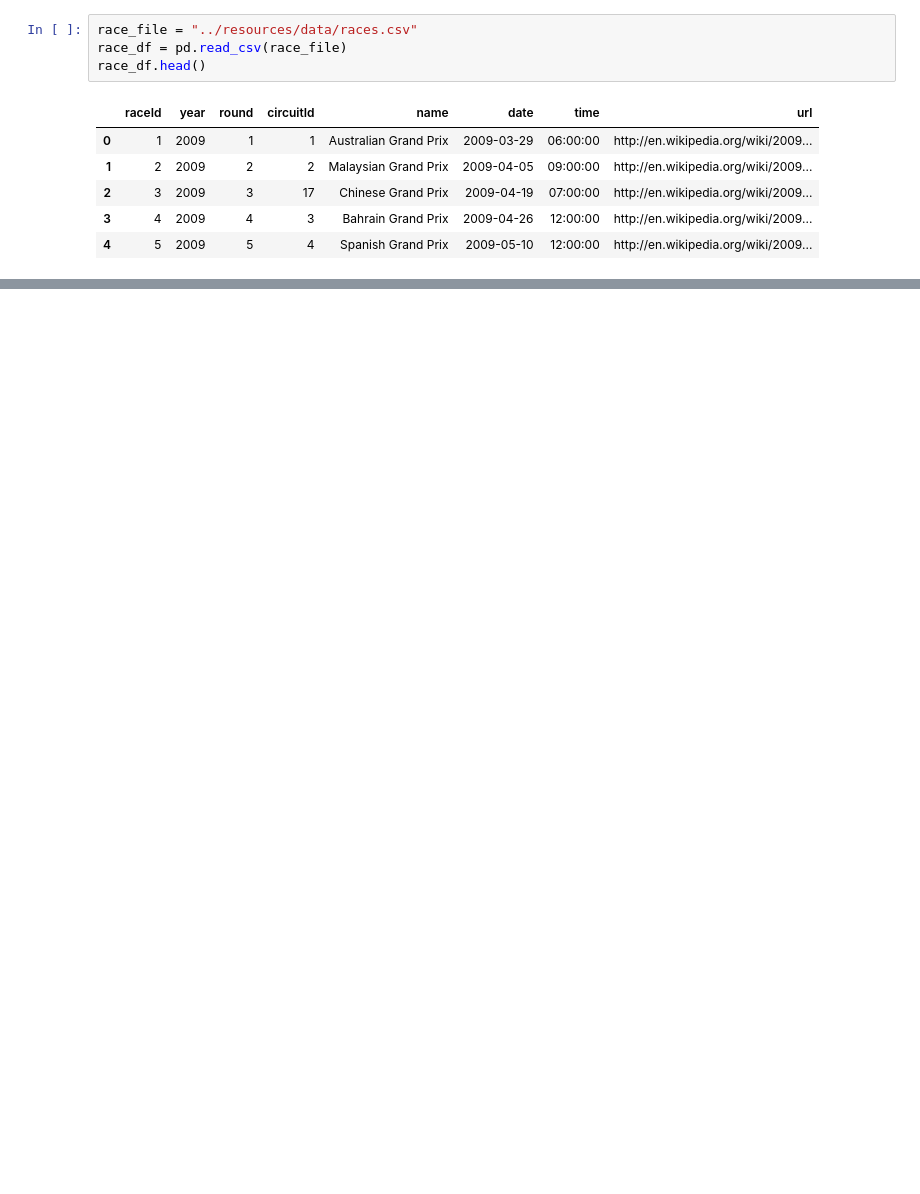
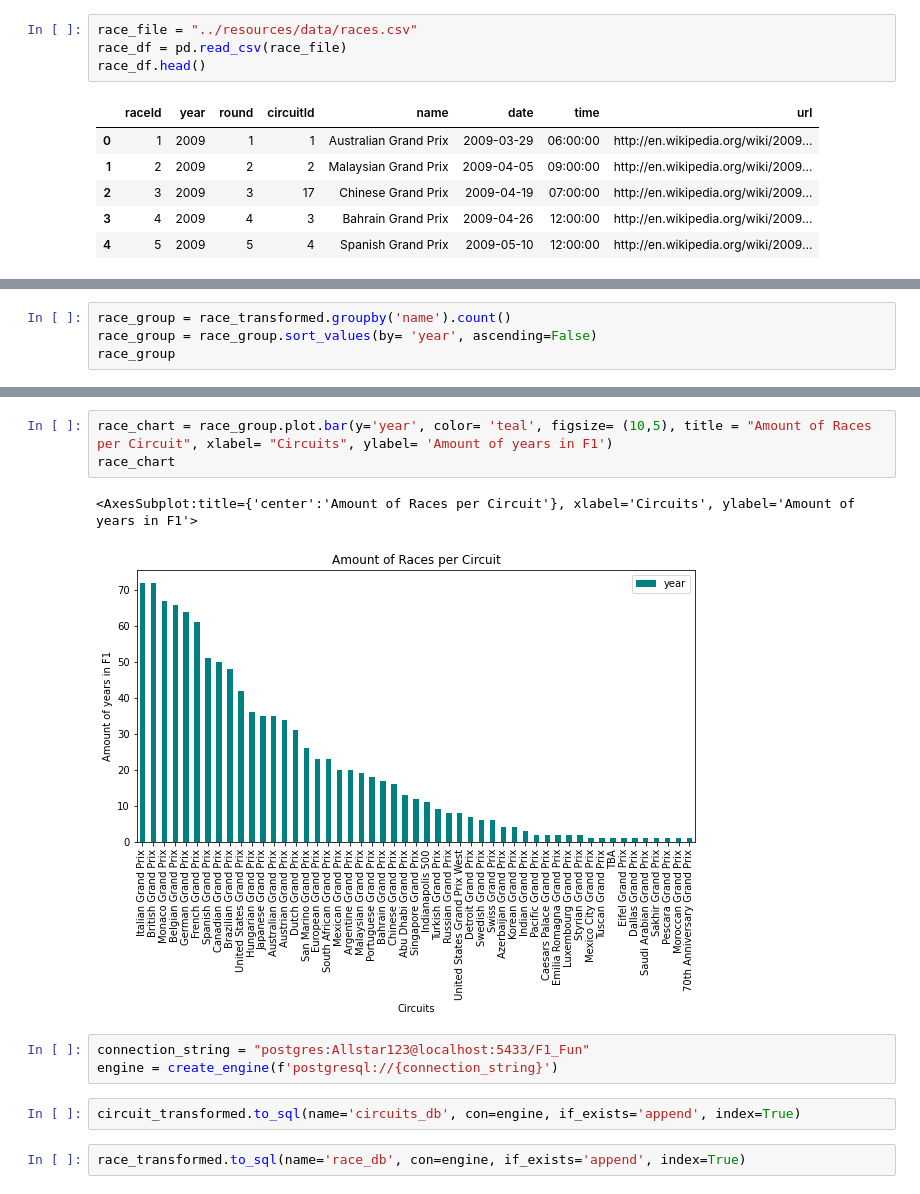
Before and after one commit to serenaremlang/Formula1_Fun, a Jupyter notebook: sql/circuits.ipynb, the cells around one changed output, grey strips where cells are left out. Saved outputs shown, nothing was run; the diff lists cells and outputs as text; blank space fills up the shorter version.

Commit message:
fixed figsize of barchart

```diff
--- a/sql/circuits.ipynb
+++ b/sql/circuits.ipynb
@@ -95,3 +126,7 @@ race_transformed
 | 1072 | 2021 | 77 | Saudi Arabian Grand Prix | http://en.wikipedia.org/wiki/2021... |
 | 1073 | 2021 | 24 | Abu Dhabi Grand Prix | http://en.wikipedia.org/wiki/2021... |
 1057 rows × 4 columns
+# %%
+race_group = race_transformed.groupby('name').count()
+race_group = race_group.sort_values(by= 'year', ascending=False)
+race_group
@@ -97,0 +152,13 @@ race_transformed
+# %%
+race_chart = race_group.plot.bar(y='year', color= 'teal', figsize= (10,5), title = "Amount of Races per Circuit", xlabel= "Circuits", ylabel= 'Amount of years in F1')
+race_chart
+# %% [output]
+<AxesSubplot:title={'center':'Amount of Races per Circuit'}, xlabel='Circuits', ylabel='Amount of years in F1'>
+[figure, added]
+# %%
+connection_string = "postgres:Allstar123@localhost:5433/F1_Fun"
+engine = create_engine(f'postgresql://{connection_string}')
+# %%
+circuit_transformed.to_sql(name='circuits_db', con=engine, if_exists='append', index=True)
+# %%
+race_transformed.to_sql(name='race_db', con=engine, if_exists='append', index=True)
```
Also changed, not shown: parts of 6 cells of this notebook.
